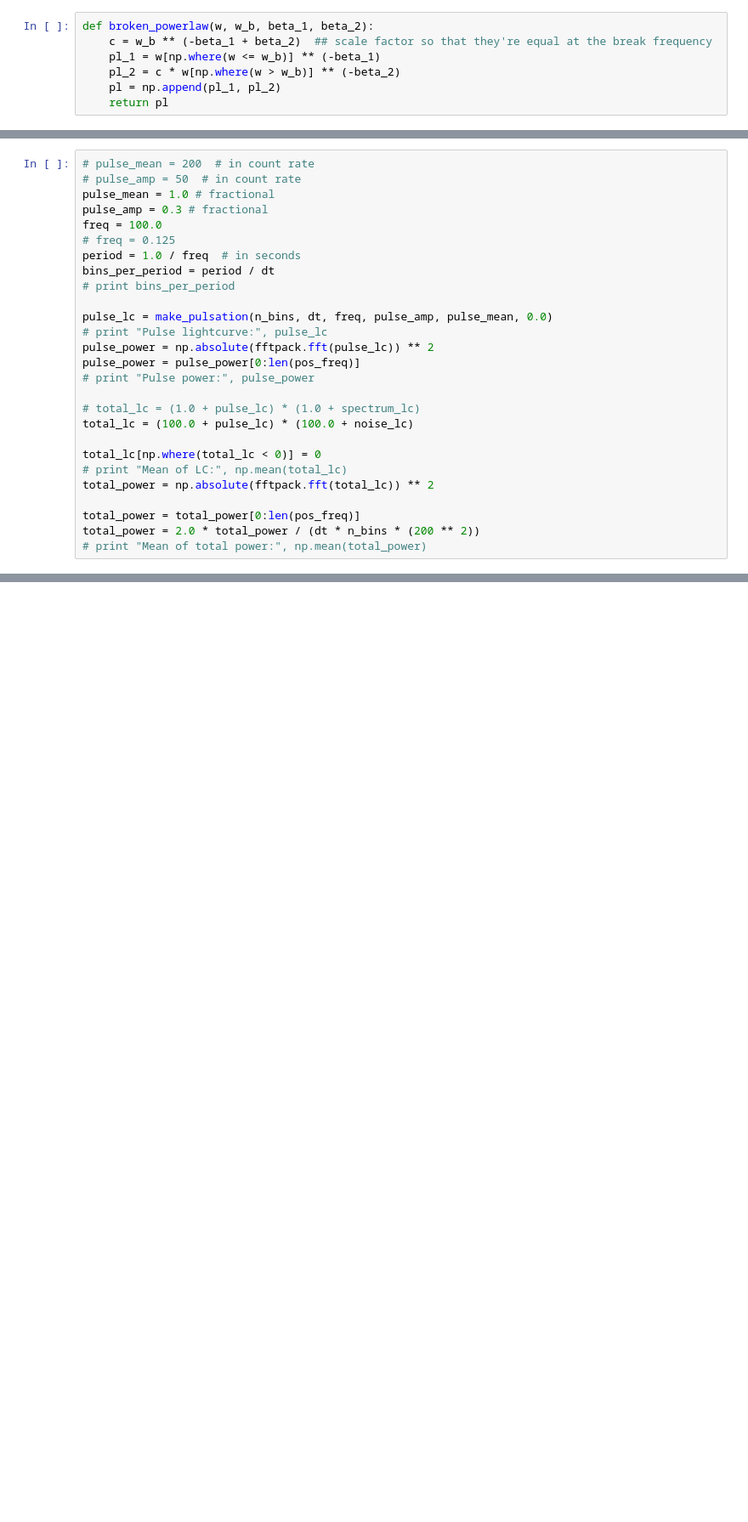
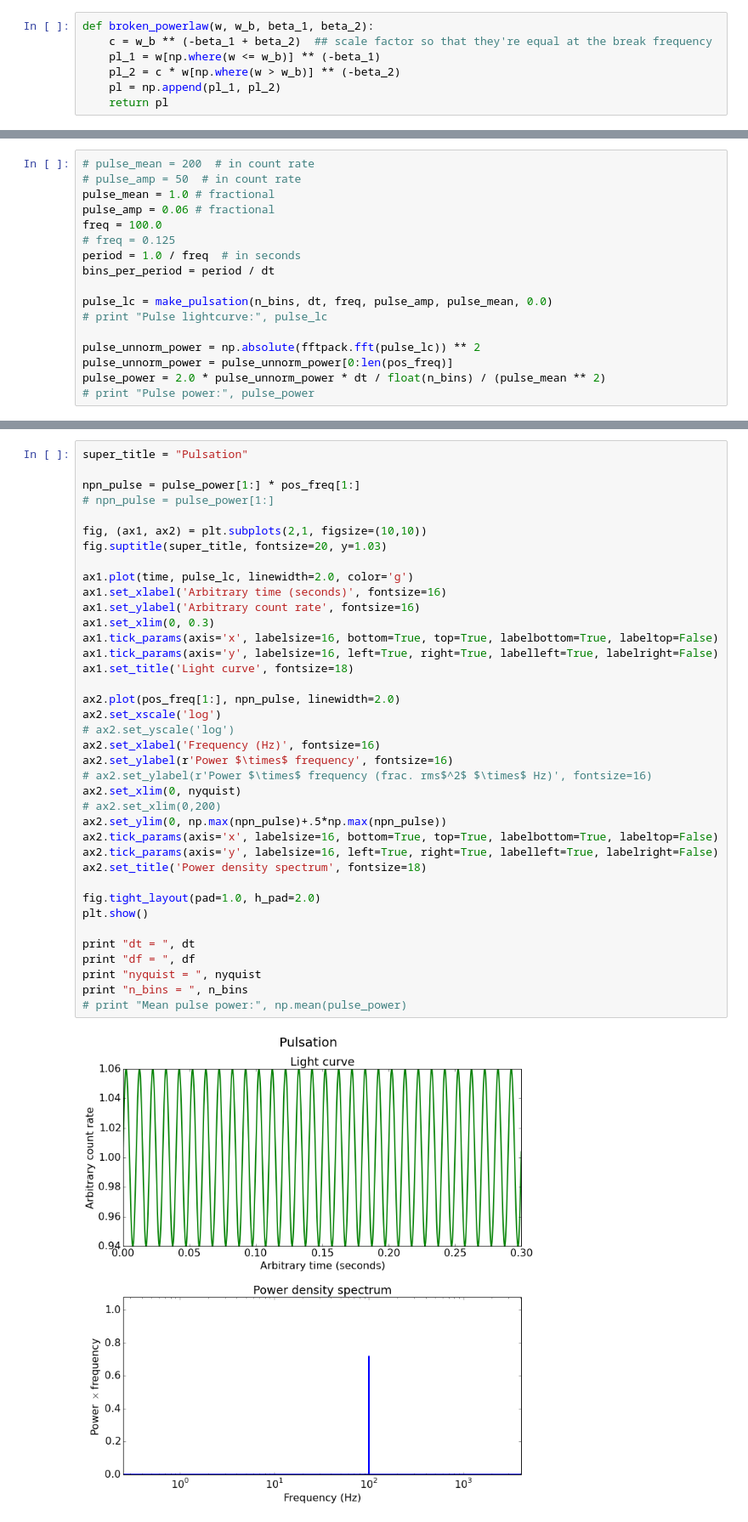
Before and after one commit to evandromr/whizzy_scripts, a Jupyter notebook: TimmerKoenig.ipynb, the cells around one changed output, grey strips where cells are left out. Shown at 85% size. Drawn from its saved outputs; the diff is of its cells as text; blank space fills up the shorter version.

```diff
--- a/TimmerKoenig.ipynb
+++ b/TimmerKoenig.ipynb
@@ -160,26 +172,16 @@ time_bins = np.arange(n_bins)
 # pulse_mean = 200  # in count rate
 # pulse_amp = 50  # in count rate
 pulse_mean = 1.0 # fractional
-pulse_amp = 0.3 # fractional
+pulse_amp = 0.06 # fractional
 freq = 100.0
 # freq = 0.125
 period = 1.0 / freq  # in seconds
 bins_per_period = period / dt
-# print bins_per_period
 
 pulse_lc = make_pulsation(n_bins, dt, freq, pulse_amp, pulse_mean, 0.0)
 # print "Pulse lightcurve:", pulse_lc
-pulse_power = np.absolute(fftpack.fft(pulse_lc)) ** 2
-pulse_power = pulse_power[0:len(pos_freq)]
+
+pulse_unnorm_power = np.absolute(fftpack.fft(pulse_lc)) ** 2
+pulse_unnorm_power = pulse_unnorm_power[0:len(pos_freq)]
+pulse_power = 2.0 * pulse_unnorm_power * dt / float(n_bins) / (pulse_mean ** 2)
 # print "Pulse power:", pulse_power
-
-# total_lc = (1.0 + pulse_lc) * (1.0 + spectrum_lc)
-total_lc = (100.0 + pulse_lc) * (100.0 + noise_lc)
-
-total_lc[np.where(total_lc < 0)] = 0
-# print "Mean of LC:", np.mean(total_lc)
-total_power = np.absolute(fftpack.fft(total_lc)) ** 2
-
-total_power = total_power[0:len(pos_freq)]
-total_power = 2.0 * total_power / (dt * n_bins * (200 ** 2))
-# print "Mean of total power:", np.mean(total_power)
@@ -185,0 +205,40 @@ total_power = 2.0 * total_power / (dt * n_bins * (200 ** 2))
+# %%
+super_title = "Pulsation"
+
+npn_pulse = pulse_power[1:] * pos_freq[1:]
+# npn_pulse = pulse_power[1:]
+
+fig, (ax1, ax2) = plt.subplots(2,1, figsize=(10,10))
+fig.suptitle(super_title, fontsize=20, y=1.03)
+
+ax1.plot(time, pulse_lc, linewidth=2.0, color='g')
+ax1.set_xlabel('Arbitrary time (seconds)', fontsize=16)
+ax1.set_ylabel('Arbitrary count rate', fontsize=16)
+ax1.set_xlim(0, 0.3)
+ax1.tick_params(axis='x', labelsize=16, bottom=True, top=True, labelbottom=True, labeltop=False)
+ax1.tick_params(axis='y', labelsize=16, left=True, right=True, labelleft=True, labelright=False)
+ax1.set_title('Light curve', fontsize=18)
+
+ax2.plot(pos_freq[1:], npn_pulse, linewidth=2.0)
+ax2.set_xscale('log')
+# ax2.set_yscale('log')
+ax2.set_xlabel('Frequency (Hz)', fontsize=16)
+ax2.set_ylabel(r'Power $\times$ frequency', fontsize=16)
+# ax2.set_ylabel(r'Power $\times$ frequency (frac. rms$^2$ $\times$ Hz)', fontsize=16)
+ax2.set_xlim(0, nyquist)
+# ax2.set_xlim(0,200)
+ax2.set_ylim(0, np.max(npn_pulse)+.5*np.max(npn_pulse))
+ax2.tick_params(axis='x', labelsize=16, bottom=True, top=True, labelbottom=True, labeltop=False)
+ax2.tick_params(axis='y', labelsize=16, left=True, right=True, labelleft=True, labelright=False)
+ax2.set_title('Power density spectrum', fontsize=18)
+
+fig.tight_layout(pad=1.0, h_pad=2.0)
+plt.show()
+
+print "dt = ", dt
+print "df = ", df
+print "nyquist = ", nyquist
+print "n_bins = ", n_bins
+# print "Mean pulse power:", np.mean(pulse_power)
+# %% [output]
+[figure, added]
```
Also changed, not shown: parts of 32 cells of this notebook.
